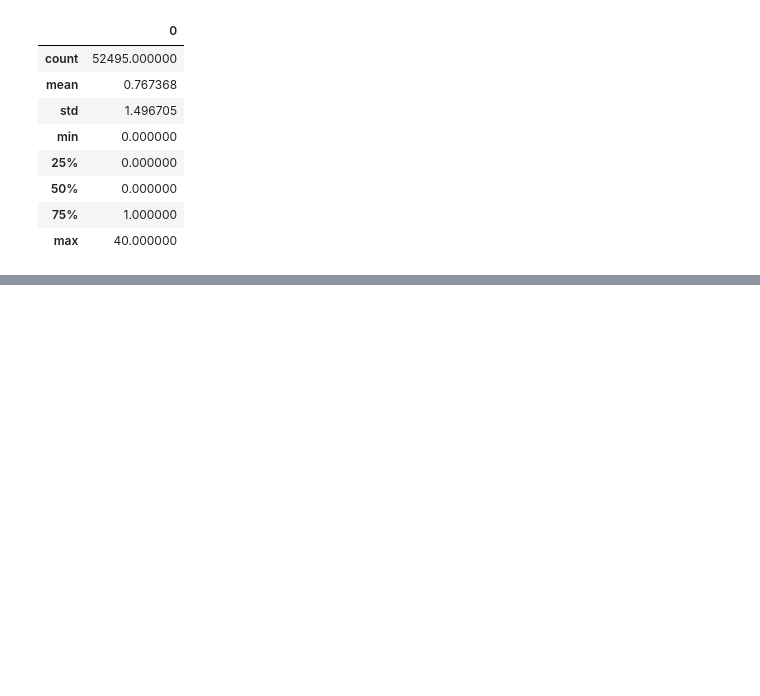
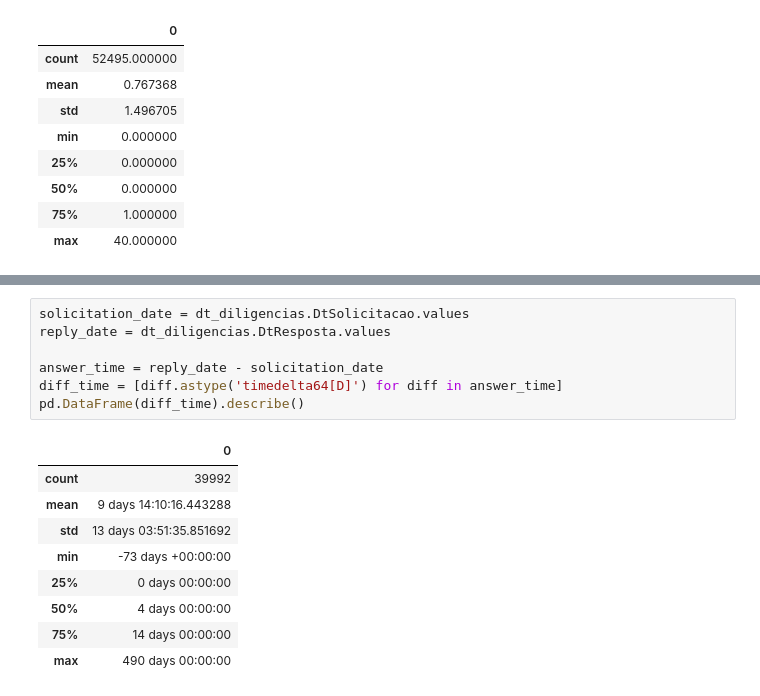
Before and after one commit to lappis-unb/salic-ml, a Jupyter notebook: notebooks/diligencies-metrics.ipynb, the cells around one changed output, grey strips where cells are left out. Saved outputs shown, nothing was run; the diff lists cells and outputs as text; blank space fills up the shorter version.

Commit message:
Avarage deligencies reply time

```diff
--- a/notebooks/diligencies-metrics.ipynb
+++ b/notebooks/diligencies-metrics.ipynb
@@ -155,0 +167,17 @@ pd.DataFrame(diligencies_per_project).describe()
+# %%
+solicitation_date = dt_diligencias.DtSolicitacao.values
+reply_date = dt_diligencias.DtResposta.values
+
+answer_time = reply_date - solicitation_date
+diff_time = [diff.astype('timedelta64[D]') for diff in answer_time]
+pd.DataFrame(diff_time).describe()
+# %% [output]
+|  | 0 |
+| count | 39992 |
+| mean | 9 days 14:10:16.443288 |
+| std | 13 days 03:51:35.851692 |
+| min | -73 days +00:00:00 |
+| 25% | 0 days 00:00:00 |
+| 50% | 4 days 00:00:00 |
+| 75% | 14 days 00:00:00 |
+| max | 490 days 00:00:00 |
```
Also changed, not shown: parts of 4 cells of this notebook.
